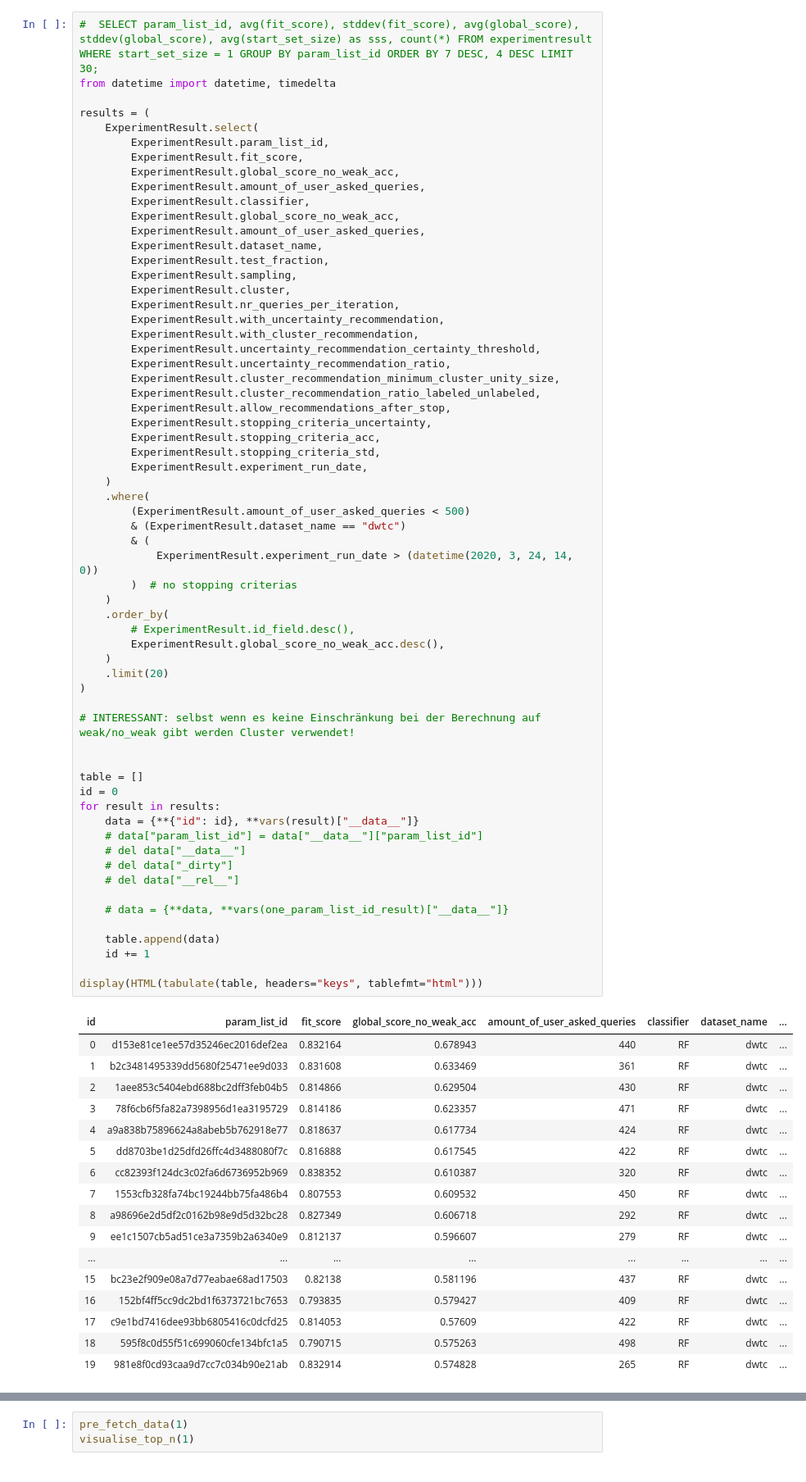
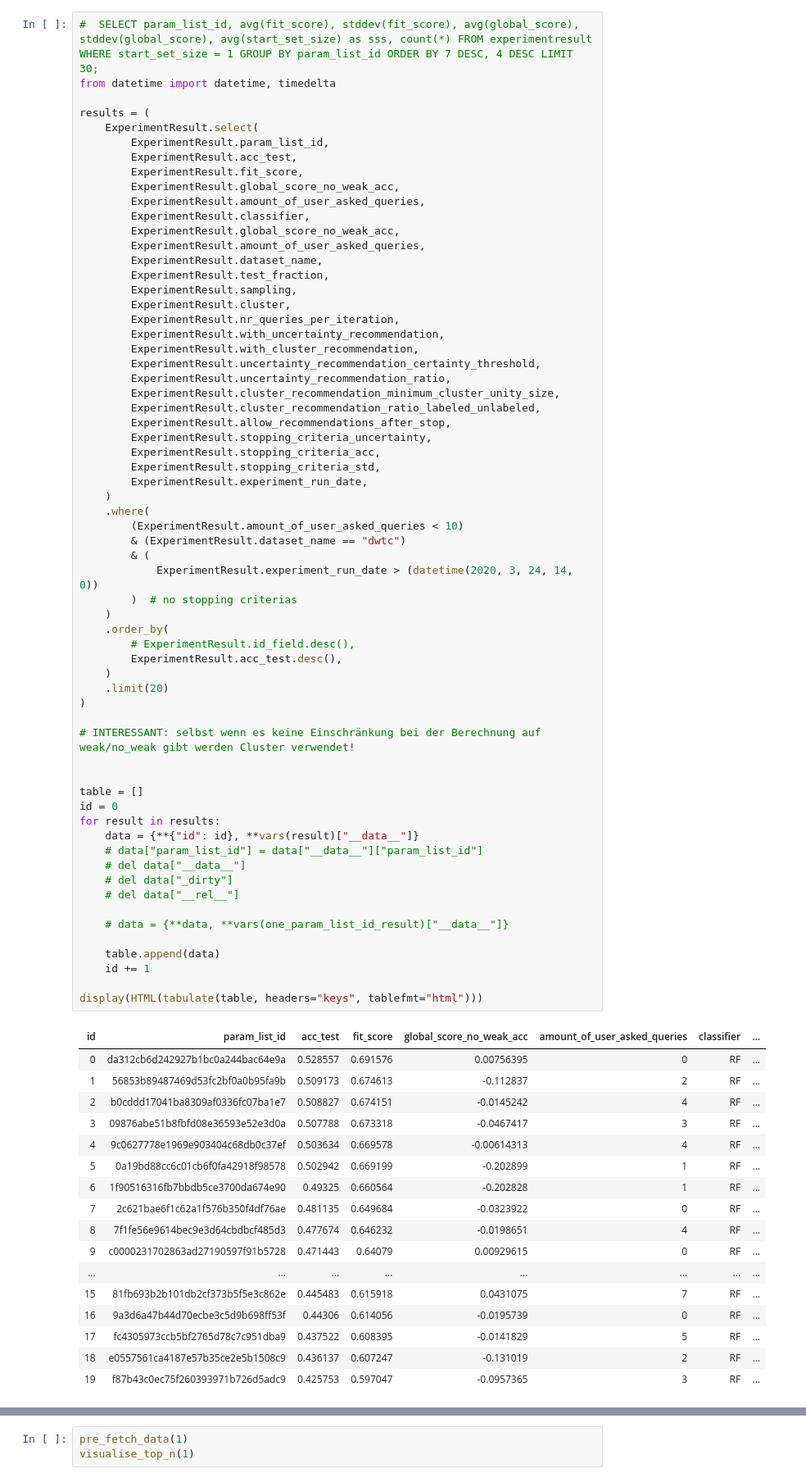
Before and after one commit to jgonsior/DS20-WeakAL, a Jupyter notebook: display_random_search_results_dwtc.ipynb, the cells around one changed output, grey strips where cells are left out. Shown at 82% size. Saved outputs shown, nothing was run; the diff lists cells and outputs as text.

```diff
--- a/display_random_search_results_dwtc.ipynb
+++ b/display_random_search_results_dwtc.ipynb
@@ -84,6 +81,7 @@ from datetime import datetime, timedelta
 results = (
     ExperimentResult.select(
         ExperimentResult.param_list_id,
+        ExperimentResult.acc_test,
         ExperimentResult.fit_score,
         ExperimentResult.global_score_no_weak_acc,
         ExperimentResult.amount_of_user_asked_queries,
@@ -108,55 +106,55 @@ results = (
         ExperimentResult.experiment_run_date,
     )
     .where(
-        (ExperimentResult.amount_of_user_asked_queries < 500)
+        (ExperimentResult.amount_of_user_asked_queries < 10)
         & (ExperimentResult.dataset_name == "dwtc")
         & (
             ExperimentResult.experiment_run_date > (datetime(2020, 3, 24, 14, 0))
         )  # no stopping criterias
     )
     .order_by(
         # ExperimentResult.id_field.desc(),
-        ExperimentResult.global_score_no_weak_acc.desc(),
+        ExperimentResult.acc_test.desc(),
     )
     .limit(20)
 )
 
 # INTERESSANT: selbst wenn es keine Einschränkung bei der Berechnung auf weak/no_weak gibt werden Cluster verwendet!
 
 
 table = []
 id = 0
 for result in results:
     data = {**{"id": id}, **vars(result)["__data__"]}
     # data["param_list_id"] = data["__data__"]["param_list_id"]
     # del data["__data__"]
     # del data["_dirty"]
     # del data["__rel__"]
 
     # data = {**data, **vars(one_param_list_id_result)["__data__"]}
 
     table.append(data)
     id += 1
 
 display(HTML(tabulate(table, headers="keys", tablefmt="html")))
 # %% [output]
-| id | param_list_id | fit_score | global_score_no_weak_acc | amount_of_user_asked_queries | classifier | dataset_name | ... |
-| 0 | d153e81ce1ee57d35246ec2016def2ea | 0.832164 | 0.678943 | 440 | RF | dwtc | ... |
-| 1 | b2c3481495339dd5680f25471ee9d033 | 0.831608 | 0.633469 | 361 | RF | dwtc | ... |
-| 2 | 1aee853c5404ebd688bc2dff3feb04b5 | 0.814866 | 0.629504 | 430 | RF | dwtc | ... |
-| 3 | 78f6cb6f5fa82a7398956d1ea3195729 | 0.814186 | 0.623357 | 471 | RF | dwtc | ... |
-| 4 | a9a838b75896624a8abeb5b762918e77 | 0.818637 | 0.617734 | 424 | RF | dwtc | ... |
-| 5 | dd8703be1d25dfd26ffc4d3488080f7c | 0.816888 | 0.617545 | 422 | RF | dwtc | ... |
-| 6 | cc82393f124dc3c02fa6d6736952b969 | 0.838352 | 0.610387 | 320 | RF | dwtc | ... |
-| 7 | 1553cfb328fa74bc19244bb75fa486b4 | 0.807553 | 0.609532 | 450 | RF | dwtc | ... |
-| 8 | a98696e2d5df2c0162b98e9d5d32bc28 | 0.827349 | 0.606718 | 292 | RF | dwtc | ... |
-| 9 | ee1c1507cb5ad51ce3a7359b2a6340e9 | 0.812137 | 0.596607 | 279 | RF | dwtc | ... |
+| id | param_list_id | acc_test | fit_score | global_score_no_weak_acc | amount_of_user_asked_queries | classifier | ... |
+| 0 | da312cb6d242927b1bc0a244bac64e9a | 0.528557 | 0.691576 | 0.00756395 | 0 | RF | ... |
+| 1 | 56853b89487469d53fc2bf0a0b95fa9b | 0.509173 | 0.674613 | -0.112837 | 2 | RF | ... |
+| 2 | b0cddd17041ba8309af0336fc07ba1e7 | 0.508827 | 0.674151 | -0.0145242 | 4 | RF | ... |
+| 3 | 09876abe51b8fbfd08e36593e52e3d0a | 0.507788 | 0.673318 | -0.0467417 | 3 | RF | ... |
+| 4 | 9c0627778e1969e903404c68db0c37ef | 0.503634 | 0.669578 | -0.00614313 | 4 | RF | ... |
+| 5 | 0a19bd88cc6c01cb6f0fa42918f98578 | 0.502942 | 0.669199 | -0.202899 | 1 | RF | ... |
+| 6 | 1f90516316fb7bbdb5ce3700da674e90 | 0.49325 | 0.660564 | -0.202828 | 1 | RF | ... |
+| 7 | 2c621bae6f1c62a1f576b350f4df76ae | 0.481135 | 0.649684 | -0.0323922 | 0 | RF | ... |
+| 8 | 7f1fe56e9614bec9e3d64cbdbcf485d3 | 0.477674 | 0.646232 | -0.0198651 | 4 | RF | ... |
+| 9 | c0000231702863ad27190597f91b5728 | 0.471443 | 0.64079 | 0.00929615 | 0 | RF | ... |
 | ... | ... | ... | ... | ... | ... | ... | ... |
-| 15 | bc23e2f909e08a7d77eabae68ad17503 | 0.82138 | 0.581196 | 437 | RF | dwtc | ... |
-| 16 | 152bf4ff5cc9dc2bd1f6373721bc7653 | 0.793835 | 0.579427 | 409 | RF | dwtc | ... |
-| 17 | c9e1bd7416dee93bb6805416c0dcfd25 | 0.814053 | 0.57609 | 422 | RF | dwtc | ... |
-| 18 | 595f8c0d55f51c699060cfe134bfc1a5 | 0.790715 | 0.575263 | 498 | RF | dwtc | ... |
-| 19 | 981e8f0cd93caa9d7cc7c034b90e21ab | 0.832914 | 0.574828 | 265 | RF | dwtc | ... |
+| 15 | 81fb693b2b101db2cf373b5f5e3c862e | 0.445483 | 0.615918 | 0.0431075 | 7 | RF | ... |
+| 16 | 9a3d6a47b44d70ecbe3c5d9b698ff53f | 0.44306 | 0.614056 | -0.0195739 | 0 | RF | ... |
+| 17 | fc4305973ccb5bf2765d78c7c951dba9 | 0.437522 | 0.608395 | -0.0141829 | 5 | RF | ... |
+| 18 | e0557561ca4187e57b35ce2e5b1508c9 | 0.436137 | 0.607247 | -0.131019 | 2 | RF | ... |
+| 19 | f87b43c0ec75f260393971b726d5adc9 | 0.425753 | 0.597047 | -0.0957365 | 3 | RF | ... |
 # %%
 # SELECT id_field, param_list_id, dataset_path, start_set_size as sss, sampling, cluster, allow_recommendations_after_stop as SA, stopping_criteria_uncertainty as SCU, stopping_criteria_std as SCS, stopping_criteria_acc as SCA, amount_of_user_asked_queries as "#q", acc_test, fit_score, global_score_norm, thread_id, end_time from experimentresult where param_list_id='31858014d685a3f1ba3e4e32690ddfc3' order by end_time, fit_score desc, param_list_id;
 loaded_data = {}
```
Also changed, not shown: parts of 3 cells of this notebook, 2 other files.
